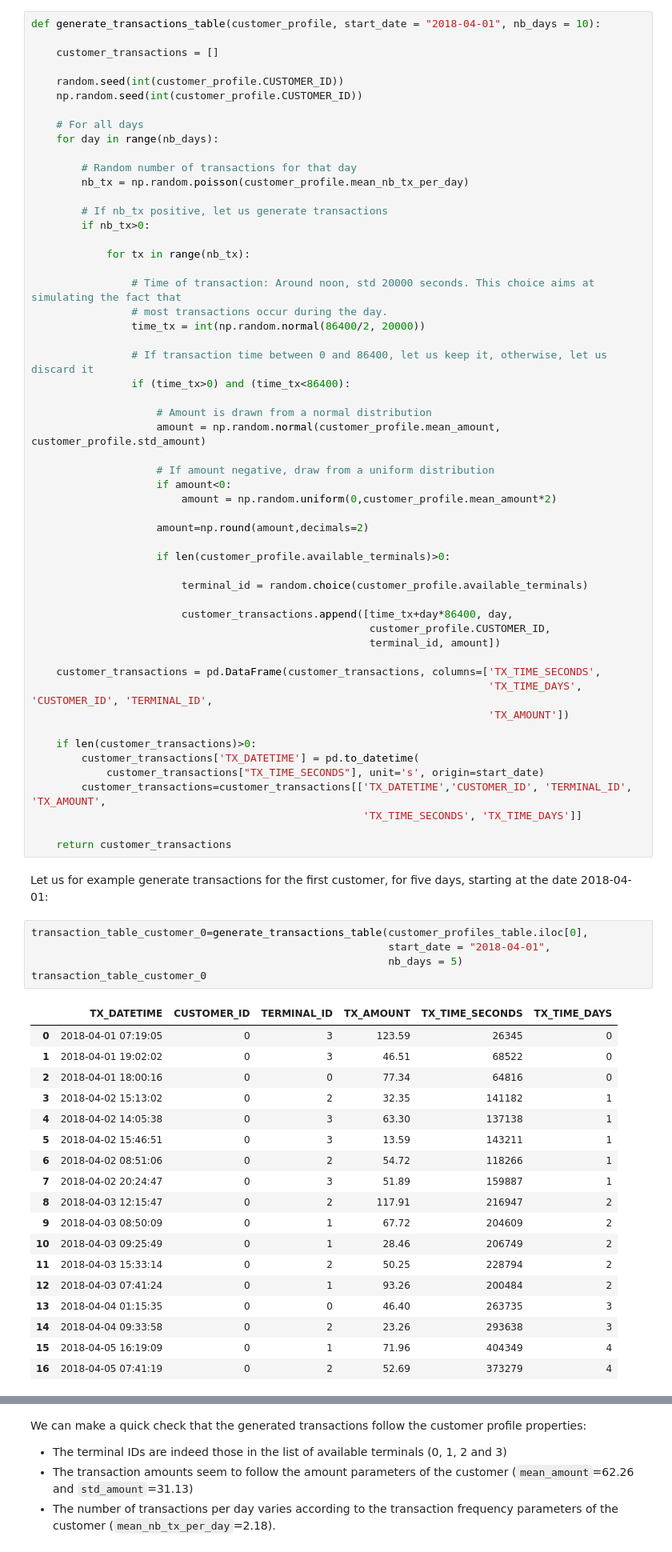
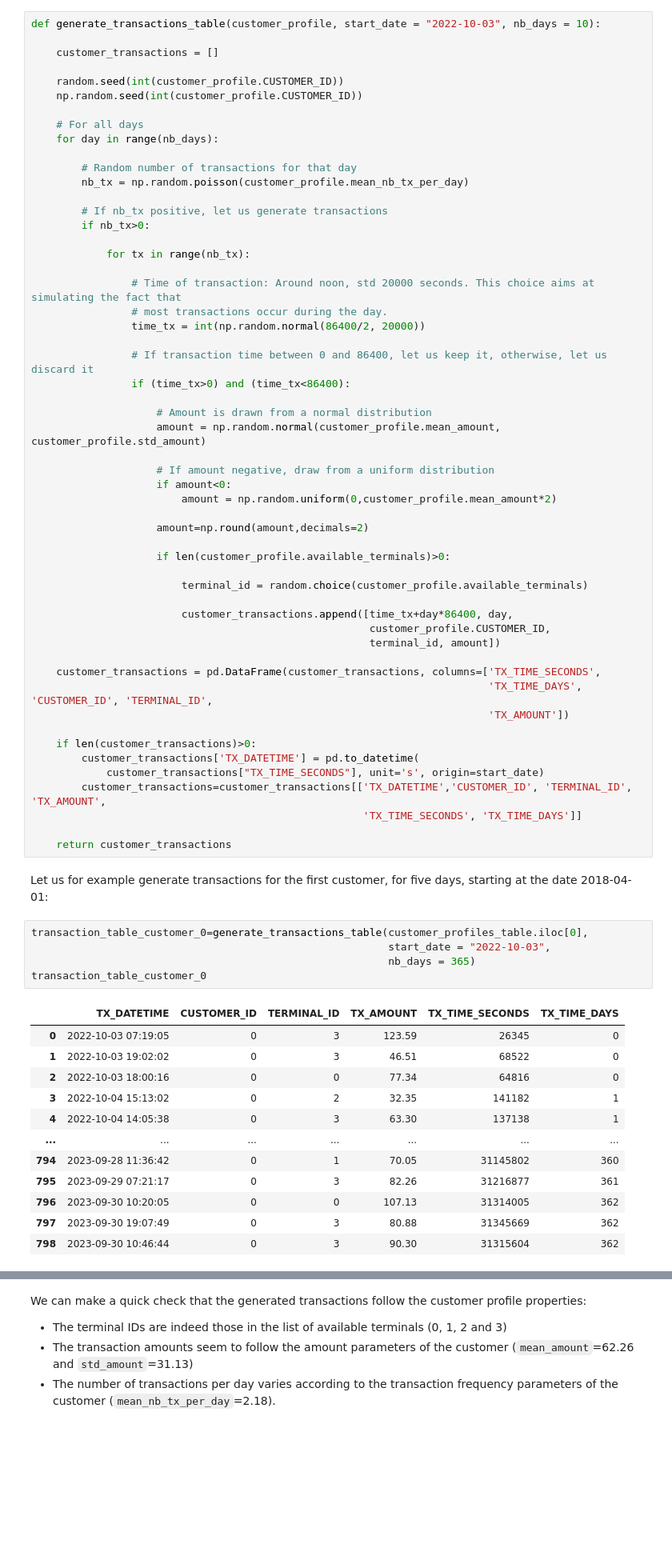
Before and after one commit to cinqusara/fraud_detection_dbmss, a Jupyter notebook: SimulatedDataset.ipynb, the cells around one changed output, grey strips where cells are left out. Shown at 80% size. Cells and saved outputs as stored; diff of their text form; blank space fills up the shorter version.

```diff
--- a/SimulatedDataset.ipynb
+++ b/SimulatedDataset.ipynb
@@ -273,7 +273,7 @@ It is worth noting that the radius $r$ controls the number of terminals that wil
 
 The customer profiles now contain all the information that we require to generate transactions. The transaction generation will be done by a function `generate_transactions_table` that takes as input a customer profile, a starting date, and a number of days for which to generate transactions. It will return a table of transactions, which follows the format presented above (without the transaction label, which will be added in [fraud scenarios generation](Fraud_Scenarios_Generation)).
 # %%
-def generate_transactions_table(customer_profile, start_date = "2018-04-01", nb_days = 10):
+def generate_transactions_table(customer_profile, start_date = "2022-10-03", nb_days = 10):
 
     customer_transactions = []
 
@@ -330,25 +330,19 @@ def generate_transactions_table(customer_profile, start_date = "2018-04-01", nb_
 Let us for example generate transactions for the first customer, for five days, starting at the date 2018-04-01:
 # %%
 transaction_table_customer_0=generate_transactions_table(customer_profiles_table.iloc[0],
-                                                         start_date = "2018-04-01",
-                                                         nb_days = 5)
+                                                         start_date = "2022-10-03",
+                                                         nb_days = 365)
 transaction_table_customer_0
 # %% [output]
 |  | TX_DATETIME | CUSTOMER_ID | TERMINAL_ID | TX_AMOUNT | TX_TIME_SECONDS | TX_TIME_DAYS |
-| 0 | 2018-04-01 07:19:05 | 0 | 3 | 123.59 | 26345 | 0 |
-| 1 | 2018-04-01 19:02:02 | 0 | 3 | 46.51 | 68522 | 0 |
-| 2 | 2018-04-01 18:00:16 | 0 | 0 | 77.34 | 64816 | 0 |
-| 3 | 2018-04-02 15:13:02 | 0 | 2 | 32.35 | 141182 | 1 |
-| 4 | 2018-04-02 14:05:38 | 0 | 3 | 63.30 | 137138 | 1 |
-| 5 | 2018-04-02 15:46:51 | 0 | 3 | 13.59 | 143211 | 1 |
-| 6 | 2018-04-02 08:51:06 | 0 | 2 | 54.72 | 118266 | 1 |
-| 7 | 2018-04-02 20:24:47 | 0 | 3 | 51.89 | 159887 | 1 |
-| 8 | 2018-04-03 12:15:47 | 0 | 2 | 117.91 | 216947 | 2 |
-| 9 | 2018-04-03 08:50:09 | 0 | 1 | 67.72 | 204609 | 2 |
-| 10 | 2018-04-03 09:25:49 | 0 | 1 | 28.46 | 206749 | 2 |
-| 11 | 2018-04-03 15:33:14 | 0 | 2 | 50.25 | 228794 | 2 |
-| 12 | 2018-04-03 07:41:24 | 0 | 1 | 93.26 | 200484 | 2 |
-| 13 | 2018-04-04 01:15:35 | 0 | 0 | 46.40 | 263735 | 3 |
-| 14 | 2018-04-04 09:33:58 | 0 | 2 | 23.26 | 293638 | 3 |
-| 15 | 2018-04-05 16:19:09 | 0 | 1 | 71.96 | 404349 | 4 |
-| 16 | 2018-04-05 07:41:19 | 0 | 2 | 52.69 | 373279 | 4 |
+| 0 | 2022-10-03 07:19:05 | 0 | 3 | 123.59 | 26345 | 0 |
+| 1 | 2022-10-03 19:02:02 | 0 | 3 | 46.51 | 68522 | 0 |
+| 2 | 2022-10-03 18:00:16 | 0 | 0 | 77.34 | 64816 | 0 |
+| 3 | 2022-10-04 15:13:02 | 0 | 2 | 32.35 | 141182 | 1 |
+| 4 | 2022-10-04 14:05:38 | 0 | 3 | 63.30 | 137138 | 1 |
+| ... | ... | ... | ... | ... | ... | ... |
+| 794 | 2023-09-28 11:36:42 | 0 | 1 | 70.05 | 31145802 | 360 |
+| 795 | 2023-09-29 07:21:17 | 0 | 3 | 82.26 | 31216877 | 361 |
+| 796 | 2023-09-30 10:20:05 | 0 | 0 | 107.13 | 31314005 | 362 |
+| 797 | 2023-09-30 19:07:49 | 0 | 3 | 80.88 | 31345669 | 362 |
+| 798 | 2023-09-30 10:46:44 | 0 | 3 | 90.30 | 31315604 | 362 |
```
Also changed, not shown: parts of 17 cells of this notebook.
